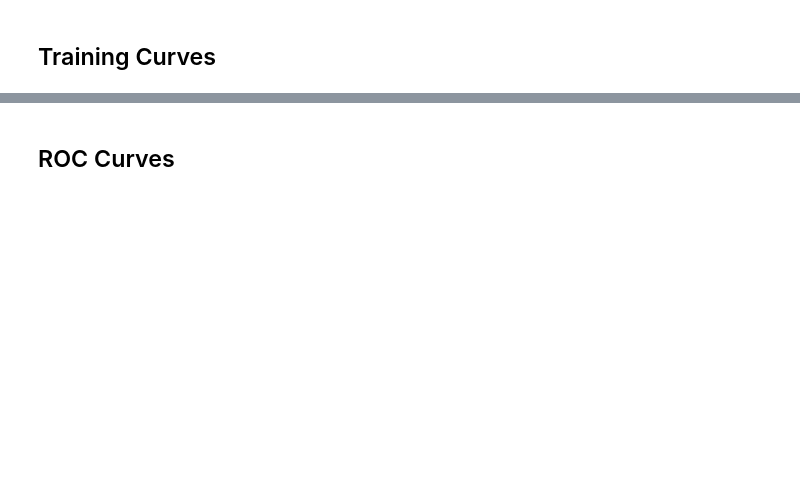
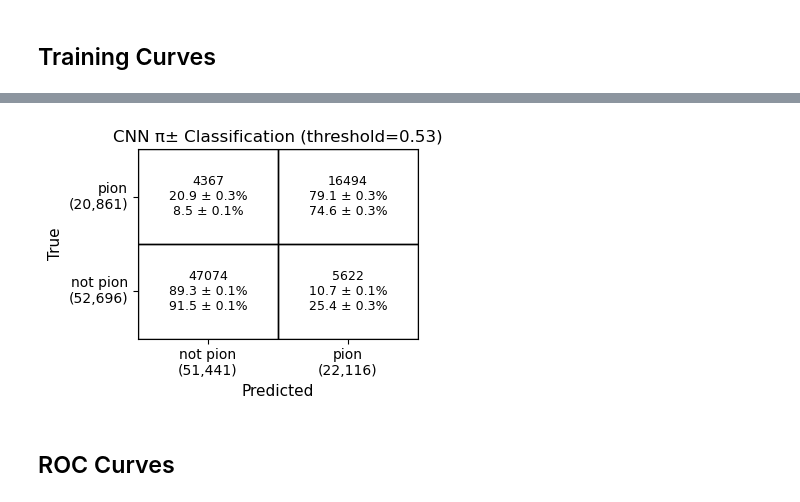
Before and after one commit to Will-Fahie/PDSP-pion-classification, a Jupyter notebook: notebooks/cnn-classifier.ipynb, the cells around one changed output, grey strips where cells are left out. Saved outputs shown, nothing was run; the diff lists cells and outputs as text; code cells hidden in the pictures; blank space fills up the shorter version.

```diff
--- a/notebooks/cnn-classifier.ipynb
+++ b/notebooks/cnn-classifier.ipynb
@@ -292,3 +276,58 @@ final_preds = (test_probs >= best_threshold).astype(int)
+# %%
+def plot_confusion_matrix(labels, preds, threshold, title='\u03c0\u00b1 Classification', figsize=(6, 5)):
+    """Plot a labelled confusion matrix.
+
+    Args:
+        labels:    1-D array of true binary labels
+        preds:     1-D array of predicted binary labels
+        threshold: the classification threshold used (shown in the plot title)
+        title:     base title for the plot
+        figsize:   tuple (width, height) for the figure
+    """
+    cm, info, raw_names = create_confusion_matrix(labels, preds)
+
+    # create_confusion_matrix already flips rows once; flip again so pion sits on top
+    cm   = cm[::-1]
+    info = info[::-1]
+
+    # Reorder cell text from count/purity/efficiency → count/efficiency/purity
+    def _swap(s):
+        parts = s.split('\n')   # [count, purity, efficiency]
+        return f'{parts[0]}\n{parts[2]}\n{parts[1]}'
+    info = np.vectorize(_swap)(info)
+
+    _name_map = {'0': 'not pion', '1': 'pion'}
+    display_names = [_name_map.get(n, n) for n in raw_names]
+
+    col_totals = cm.sum(axis=0)
+    row_totals = cm.sum(axis=1)
+
+    fig, ax = plt.subplots(figsize=figsize)
+    for i in range(cm.shape[0]):
+        for j in range(cm.shape[1]):
+            ax.add_patch(plt.Rectangle((j - 0.5, i - 0.5), 1, 1,
+                                       fill=False, edgecolor='black', lw=1))
+            ax.text(j, i, info[i][j], ha='center', va='center', fontsize=9)
+
+    ax.set_xlim(-0.5, cm.shape[1] - 0.5)
+    ax.set_ylim(-0.5, cm.shape[0] - 0.5)
+
+    x_tick_labels = [f'{display_names[j]}\n({col_totals[j]:,})' for j in range(len(display_names))]
+    y_tick_labels = [f'{display_names[i]}\n({row_totals[i]:,})' for i in range(len(display_names))]
+
+    ax.set_xticks(range(len(display_names)))
+    ax.set_yticks(range(len(display_names)))
+    ax.set_xticklabels(x_tick_labels, rotation=0, ha='center',              fontsize=10)
+    ax.set_yticklabels(y_tick_labels, rotation=0, va='center', fontsize=10)
+    ax.set_xlabel('Predicted', fontsize=11)
+    ax.set_ylabel('True',      fontsize=11)
+    ax.set_title(f'{title} (threshold={threshold:.2f})', fontsize=12)
+    plt.tight_layout()
+    plt.show()
+
+plot_confusion_matrix(test_labels, final_preds, best_threshold, title='CNN \u03c0\u00b1 Classification', figsize=(4,3))
+# %% [output]
+[figure, added]
 # %% [markdown]
 ## ROC Curves
 # %%
```
Also changed, not shown: parts of 7 cells of this notebook, 14 other files.
